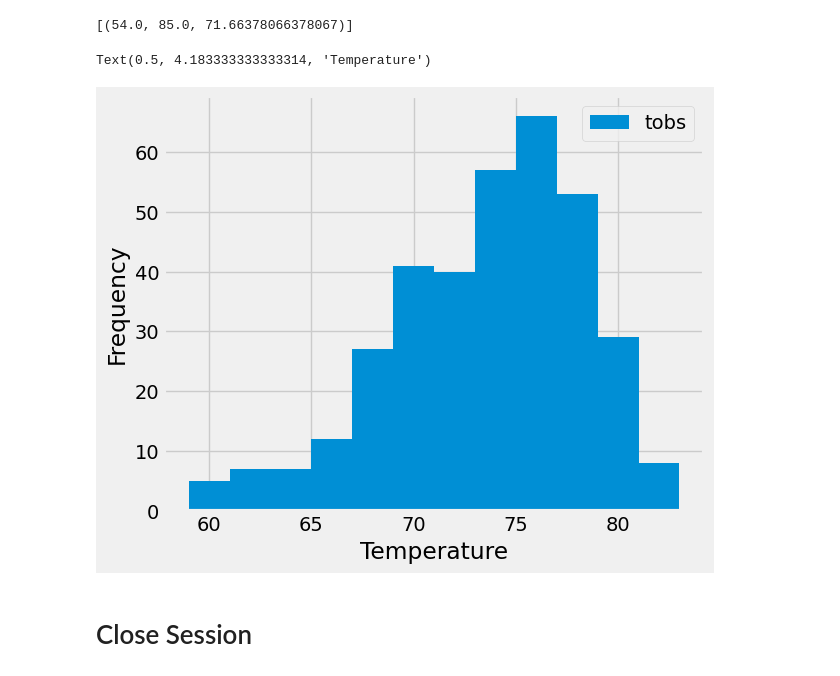
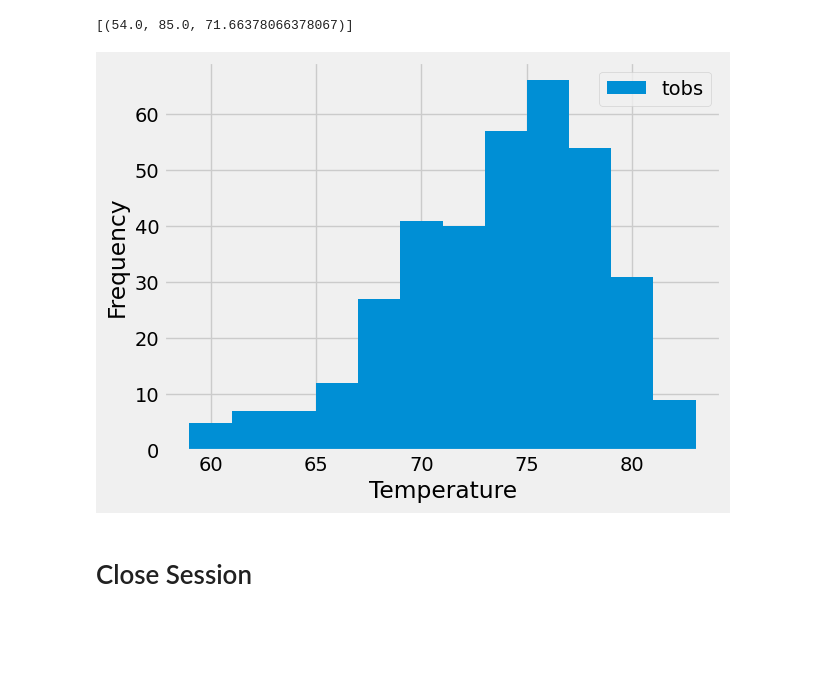
Before and after one commit to yoerisamwel/sqlalchemy-challenge, a Jupyter notebook: climate_starter.ipynb, the cells around one changed output. Drawn from its saved outputs; the diff is of its cells as text; code cells hidden in the pictures; blank space fills up the shorter version.

```diff
--- a/climate_starter.ipynb
+++ b/climate_starter.ipynb
@@ -85,3 +92,9 @@ Text(0, 0.5, 'Inches')
 # %%
 # Design a query to find the most active stations (i.e. which stations have the most rows?)
 # List the stations and their counts in descending order.
+stations_counts = session.query(measurement_ref.station, func.count(measurement_ref.station)).\
+                            group_by(measurement_ref.station).\
+                            order_by(func.count(measurement_ref.station).desc()).all()
+stations_counts
+
+station = stations_counts[0][0]
@@ -102,9 +108,17 @@ Text(0, 0.5, 'Inches')
 # %%
 # Using the most active station id
 # Query the last 12 months of temperature observation data for this station and plot the results as a histogram
+df = pd.DataFrame(session.query(measurement_ref.tobs,measurement_ref.date,measurement_ref.station))
+df = df[df['station'] == station]
+df['date']= pd.to_datetime(df['date'])
+df_delta = df[df['date'] >= df['date'].max() - relativedelta(days=364)]
+
+df_delta.plot.hist(bins = 12)
+plt.xlabel('Temperature')
+
+plt.show()
 # %% [output]
-Text(0.5, 4.183333333333314, 'Temperature')
-[figure, old version]
+[figure, new version]
 # %% [markdown]
 # Close Session
 # %%
```
Also changed, not shown: parts of 6 cells of this notebook, 2 other files.
